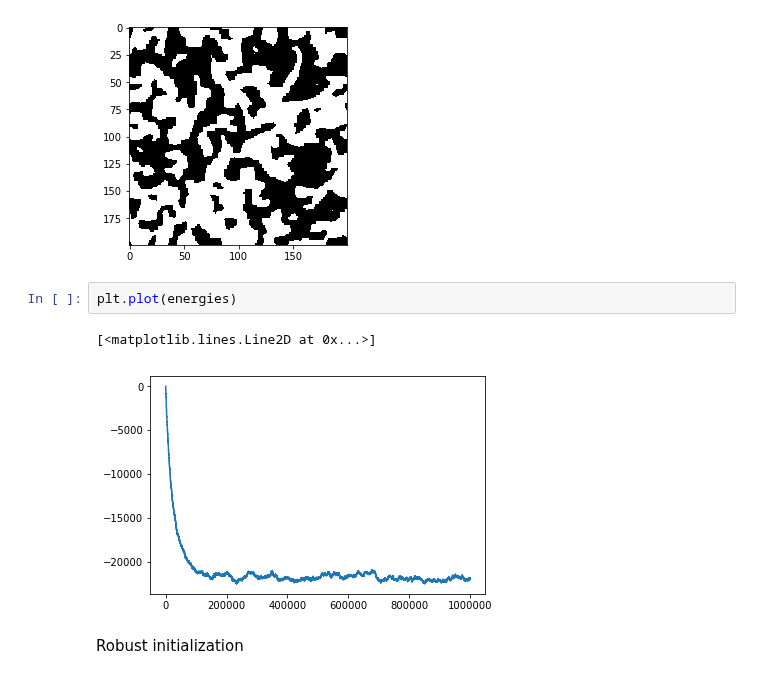
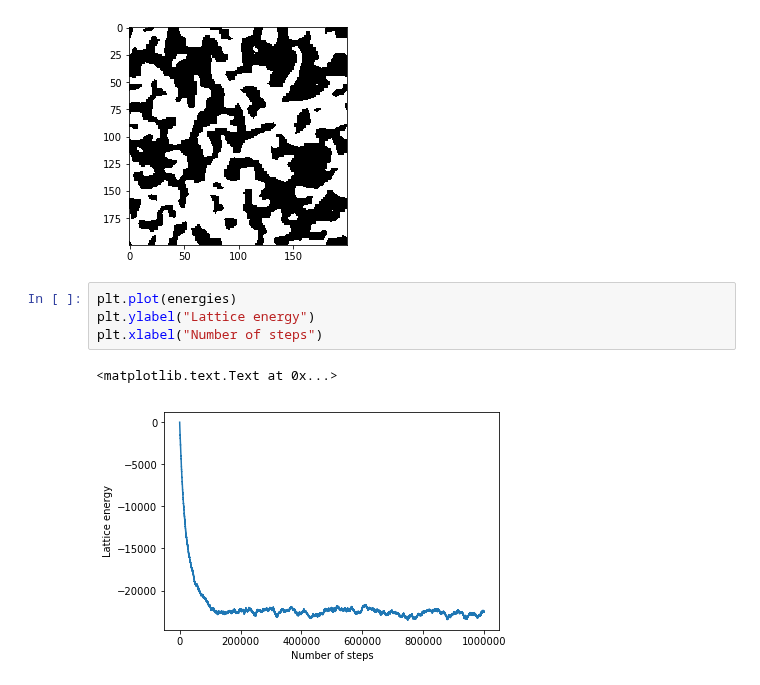
Before and after one commit to huskeypm/tutorials, a Jupyter notebook: che580/montecarlo/ising.ipynb, the cells around one changed output. Drawn from its saved outputs; the diff is of its cells as text.

```diff
--- a/che580/montecarlo/ising.ipynb
+++ b/che580/montecarlo/ising.ipynb
@@ -38,10 +33,10 @@ I donlt like the energy diff approach - may change this
 WARNING: this needs to be initialized using actual energy ni a smarter way
 <matplotlib.image.AxesImage at 0x...>
 [figure]
-# %%
-plt.plot(energies)
-# %% [output]
-[<matplotlib.lines.Line2D at 0x...>]
-[figure, removed]
-# %% [markdown]
-Robust initialization
+# %%
+plt.plot(energies)
+plt.ylabel("Lattice energy")
+plt.xlabel("Number of steps")
+# %% [output]
+<matplotlib.text.Text at 0x...>
+[figure, added]
```
Also changed, not shown: parts of 14 cells of this notebook, 10 other files.
